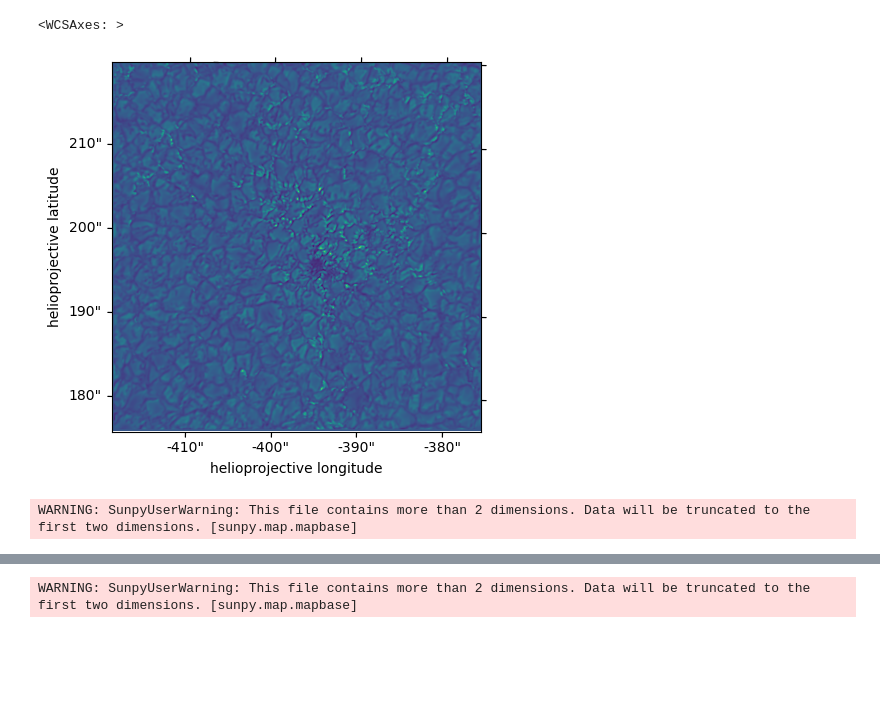
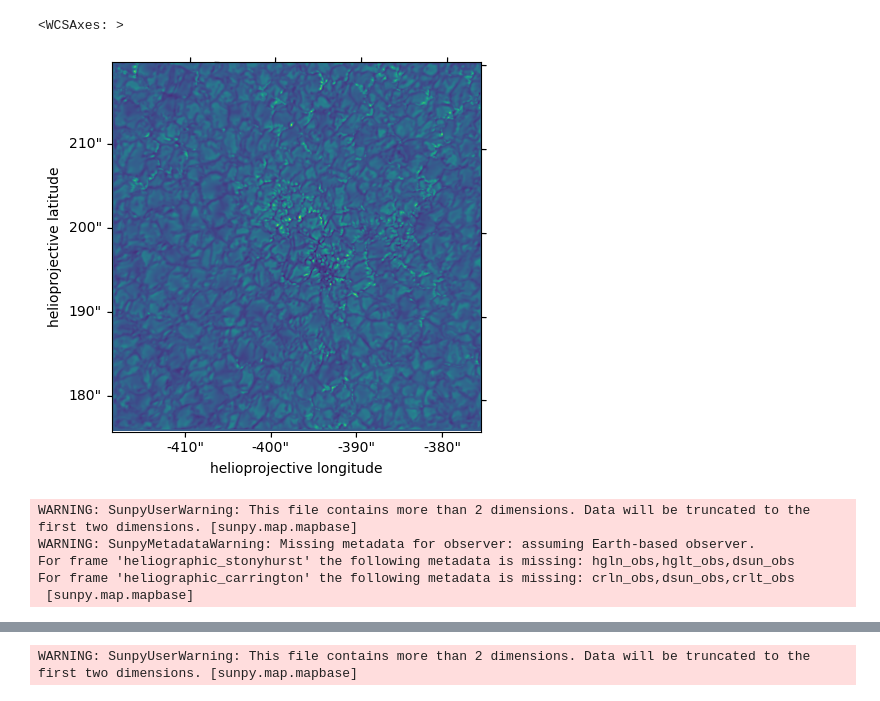
Before and after one commit to yjzhu-solar/EIS_DKIST_SolO, a Jupyter notebook: ipynb/dkist/dkist_vbi_blue_rough_coalign.ipynb, the cells around one changed output, grey strips where cells are left out. Drawn from its saved outputs; the diff is of its cells as text; code cells hidden in the pictures; blank space fills up the shorter version.

```diff
--- a/ipynb/dkist/dkist_vbi_blue_rough_coalign.ipynb
+++ b/ipynb/dkist/dkist_vbi_blue_rough_coalign.ipynb
@@ -19,13 +21,20 @@ vbi_gband_dataset.meta['headers'][137]['DATE-AVG']
 # %%
-vbi_gband_dataset[137].plot()
+vbi_gband_dataset[0].plot()
 # %% [output]
 <WCSAxes: >
-[figure, old version]
+[figure, new version]
 # %%
-vbi_gband_map = sunpy.map.Map('../../src/DKIST/vbi_1024/AEZDV/VBI_2022_10_24T19_20_02_820_00430500_I_AEZDV_L1.fits')
+vbi_gband_map = sunpy.map.Map('../../src/DKIST/vbi_1024/AEZDV/VBI_2022_10_24T18_59_10_640_00430500_I_AEZDV_L1.fits')
 vbi_gband_map.meta['rsun_ref'] = 696000000.0
+
+vbi_gband_map = sunpy.map.Map(vbi_gband_map.data[256:-256, 256:-256], vbi_gband_map.wcs[256:-256, 256:-256])
+vbi_gband_map = vbi_gband_map.resample([vbi_gband_map.data.shape[1]//4, vbi_gband_map.data.shape[0]//4,]*u.pix)
 # %% [output]
 WARNING: SunpyUserWarning: This file contains more than 2 dimensions. Data will be truncated to the first two dimensions. [sunpy.map.mapbase]
+WARNING: SunpyMetadataWarning: Missing metadata for observer: assuming Earth-based observer.
+For frame 'heliographic_stonyhurst' the following metadata is missing: hgln_obs,hglt_obs,dsun_obs
+For frame 'heliographic_carrington' the following metadata is missing: crln_obs,dsun_obs,crlt_obs
+ [sunpy.map.mapbase]
 # %%
 vbi_gband_map.plot()
 # %% [output]
```
Also changed, not shown: parts of 19 cells of this notebook, 11 other files.
